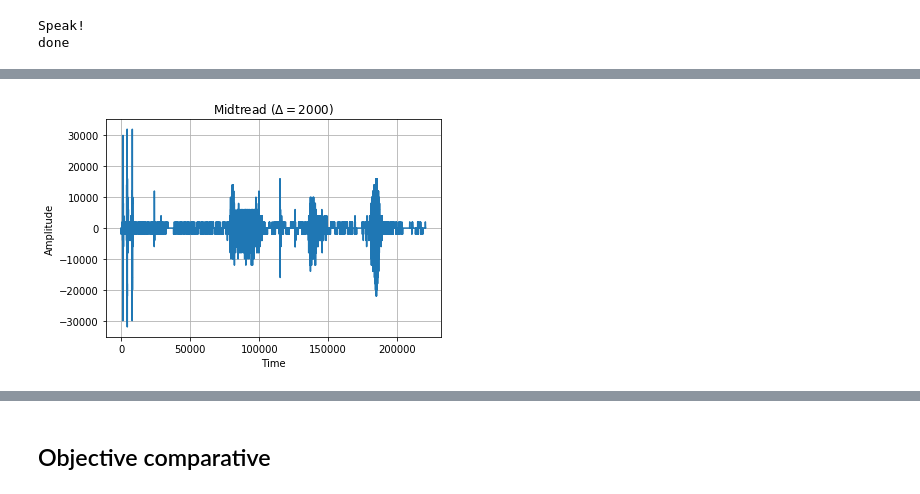
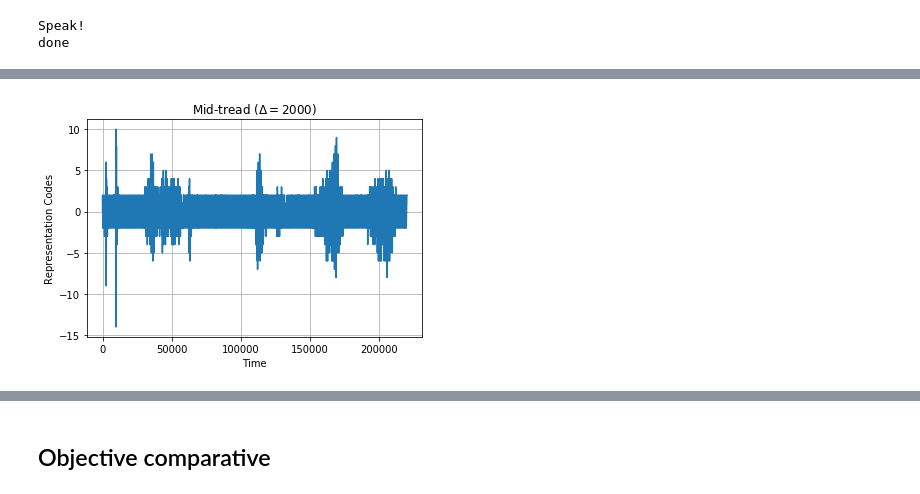
Before and after one commit to Tecnologias-multimedia/Tecnologias-multimedia.github.io, a Jupyter notebook: study_guide/quantization/graphics/quantization.ipynb, the cells around one changed output, grey strips where cells are left out. Drawn from its saved outputs; the diff is of its cells as text; code cells hidden in the pictures.

```diff
--- a/study_guide/quantization/graphics/quantization.ipynb
+++ b/study_guide/quantization/graphics/quantization.ipynb
@@ -408,11 +461,11 @@ def midrise_quantization(x, quantization_step):
 # %%
 def deadzone_quantization(x, quantization_step):
-    y = deadzone_quantizer(x, quantization_step)
-    z = deadzone_dequantizer(y, quantization_step)
-    return y, z
+    k = deadzone_quantizer(x, quantization_step)
+    y = deadzone_dequantizer(k, quantization_step)
+    return k, y
 # %%
 def companded_quantization(x, quantization_step):
-    y = companded_quantizer(x, quantization_step)
-    z = companded_dequantizer(y, quantization_step)
-    return y,z
+    k = companded_quantizer(x, quantization_step)
+    y = companded_dequantizer(k, quantization_step)
+    return k, y
 # %% [markdown]
@@ -437,11 +490,11 @@ plot(np.linspace(0, len(x)-1, len(x)), x, "Time", "Amplitude", "Audio Signal")
 # %%
 quantization_step = 2000
 # %%
-y_T, z_T = midtread_quantization(x, quantization_step)
-z_T = z_T.astype(np.int16)
-y_R, z_R = midrise_quantization(x, quantization_step)
-z_R = z_R.astype(np.int16)
-y_D, z_D = deadzone_quantization(x, quantization_step)
-z_D = z_D.astype(np.int16)
-y_C, z_C = companded_quantization(x, quantization_step)
-z_C = z_C.astype(np.int16)
+k_T, y_T = midtread_quantization(x, quantization_step)
+y_T = y_T.astype(np.int16)
+k_R, y_R = midrise_quantization(x, quantization_step)
+y_R = y_R.astype(np.int16)
+k_D, y_D = deadzone_quantization(x, quantization_step)
+y_D = y_D.astype(np.int16)
+k_C, y_C = companded_quantization(x, quantization_step)
+y_C = y_C.astype(np.int16)
@@ -448,12 +522,7 @@ z_C = z_C.astype(np.int16)
 # %%
-import time
-sd.play(z_T); time.sleep(duration)
-sd.play(z_R); time.sleep(duration)
-sd.play(z_D); time.sleep(duration)
-sd.play(z_C)
-plot(np.linspace(0, len(z_T)-1, len(z_T)), z_T, "Time", "Amplitude", "Midtread ($\Delta={}$)".format(quantization_step))
-plot(np.linspace(0, len(z_R)-1, len(z_R)), z_R, "Time", "Amplitude", "Midrise ($\Delta={}$)".format(quantization_step))
-plot(np.linspace(0, len(z_D)-1, len(z_D)), z_D, "Time", "Amplitude", "Deadzone ($\Delta={}$)".format(quantization_step))
-plot(np.linspace(0, len(z_C)-1, len(z_C)), z_C, "Time", "Amplitude", "Companded ($\Delta={}$)".format(quantization_step))
+plot(np.linspace(0, len(k_T)-1, len(k_T)), k_T, "Time", "Representation Codes", "Mid-tread ($\Delta={}$)".format(quantization_step))
+plot(np.linspace(0, len(k_R)-1, len(k_R)), k_R, "Time", "Representation Codes", "Mid-rise ($\Delta={}$)".format(quantization_step))
+plot(np.linspace(0, len(k_D)-1, len(k_D)), k_D, "Time", "Representation Codes", "Dead-zone ($\Delta={}$)".format(quantization_step))
+plot(np.linspace(0, len(k_C)-1, len(k_C)), k_C, "Time", "Representation Codes", "Companded Dead-zone ($\Delta={}$)".format(quantization_step))
 # %% [output]
-[figure, old version]
+[figure, new version]
```
Also changed, not shown: parts of 45 cells of this notebook, 1 other file.
